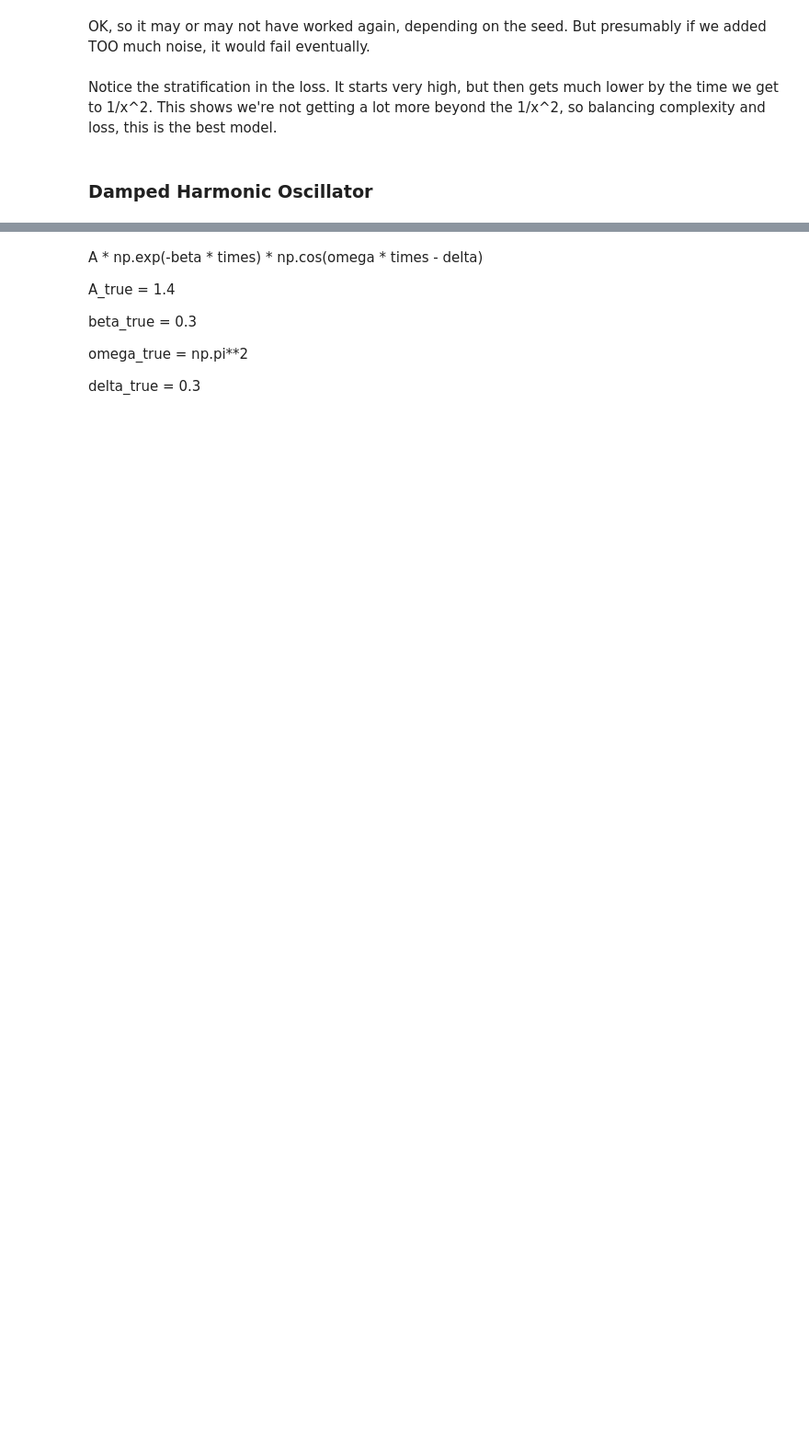
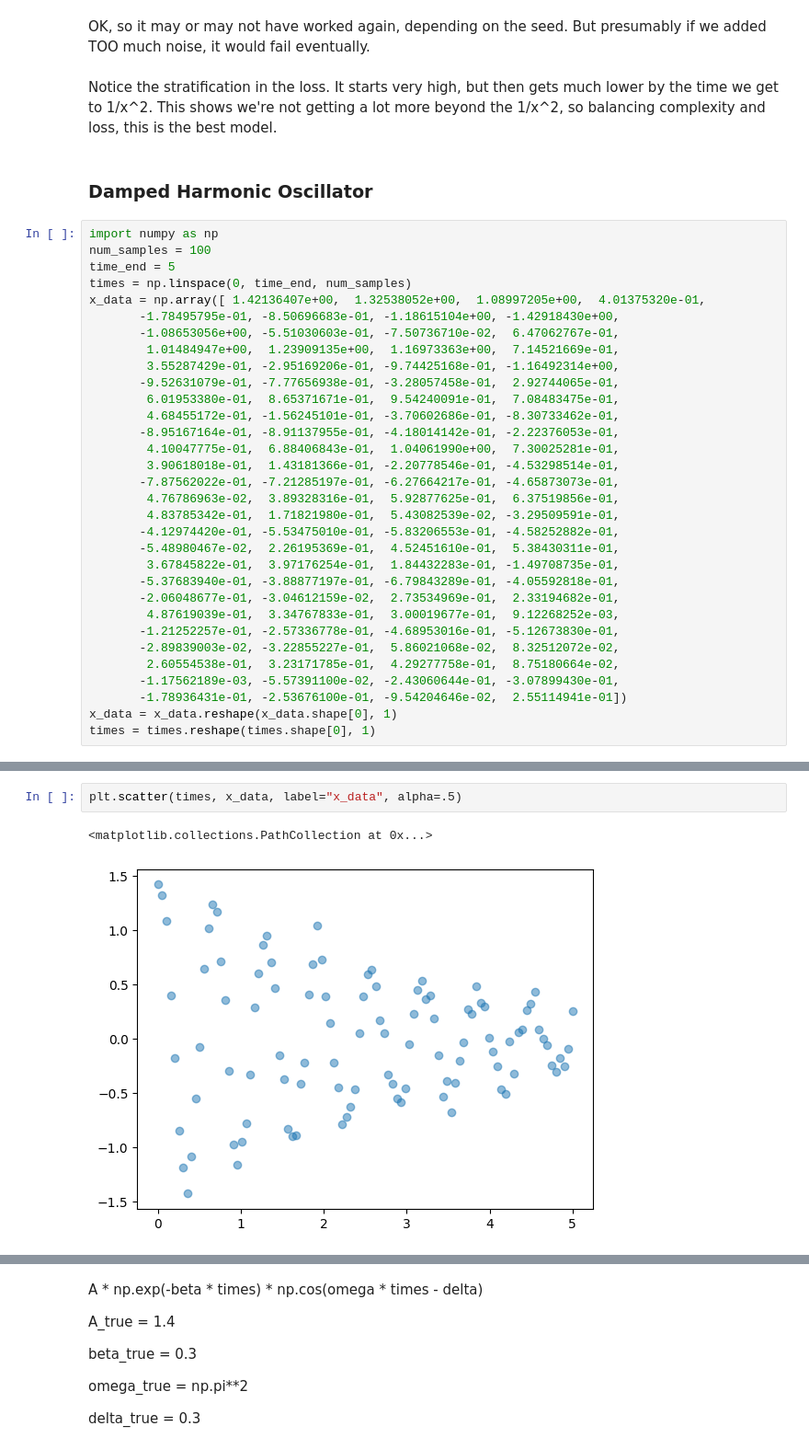
Before and after one commit to jimhalverson/COMP2023, a Jupyter notebook: notebooks/Physics and Machine Learning/7_Lecture_SR TDA PCA.ipynb, the cells around one changed output, grey strips where cells are left out. Shown at 92% size. Saved outputs shown, nothing was run; the diff lists cells and outputs as text; blank space fills up the shorter version.

```diff
--- a/notebooks/Physics and Machine Learning/7_Lecture_SR TDA PCA.ipynb
+++ b/notebooks/Physics and Machine Learning/7_Lecture_SR TDA PCA.ipynb
@@ -60,3 +138,35 @@ OK, so it may or may not have worked again, depending on the seed. But presumabl
 Notice the stratification in the loss. It starts very high, but then gets much lower by the time we get to 1/x^2. This shows we're not getting a lot more beyond the 1/x^2, so balancing complexity and loss, this is the best model.
 # %% [markdown]
 ### Damped Harmonic Oscillator
+# %%
+import numpy as np
+num_samples = 100
+time_end = 5
+times = np.linspace(0, time_end, num_samples)
+x_data = np.array([ 1.42136407e+00,  1.32538052e+00,  1.08997205e+00,  4.01375320e-01,
+       -1.78495795e-01, -8.50696683e-01, -1.18615104e+00, -1.42918430e+00,
+       -1.08653056e+00, -5.51030603e-01, -7.50736710e-02,  6.47062767e-01,
+        1.01484947e+00,  1.23909135e+00,  1.16973363e+00,  7.14521669e-01,
+        3.55287429e-01, -2.95169206e-01, -9.74425168e-01, -1.16492314e+00,
+       -9.52631079e-01, -7.77656938e-01, -3.28057458e-01,  2.92744065e-01,
+        6.01953380e-01,  8.65371671e-01,  9.54240091e-01,  7.08483475e-01,
+        4.68455172e-01, -1.56245101e-01, -3.70602686e-01, -8.30733462e-01,
+       -8.95167164e-01, -8.91137955e-01, -4.18014142e-01, -2.22376053e-01,
+        4.10047775e-01,  6.88406843e-01,  1.04061990e+00,  7.30025281e-01,
+        3.90618018e-01,  1.43181366e-01, -2.20778546e-01, -4.53298514e-01,
+       -7.87562022e-01, -7.21285197e-01, -6.27664217e-01, -4.65873073e-01,
+        4.76786963e-02,  3.89328316e-01,  5.92877625e-01,  6.37519856e-01,
+        4.83785342e-01,  1.71821980e-01,  5.43082539e-02, -3.29509591e-01,
+       -4.12974420e-01, -5.53475010e-01, -5.83206553e-01, -4.58252882e-01,
+       -5.48980467e-02,  2.26195369e-01,  4.52451610e-01,  5.38430311e-01,
+        3.67845822e-01,  3.97176254e-01,  1.84432283e-01, -1.49708735e-01,
+       -5.37683940e-01, -3.88877197e-01, -6.79843289e-01, -4.05592818e-01,
+       -2.06048677e-01, -3.04612159e-02,  2.73534969e-01,  2.33194682e-01,
+        4.87619039e-01,  3.34767833e-01,  3.00019677e-01,  9.12268252e-03,
+       -1.21252257e-01, -2.57336778e-01, -4.68953016e-01, -5.12673830e-01,
+       -2.89839003e-02, -3.22855227e-01,  5.86021068e-02,  8.32512072e-02,
+        2.60554538e-01,  3.23171785e-01,  4.29277758e-01,  8.75180664e-02,
+       -1.17562189e-03, -5.57391100e-02, -2.43060644e-01, -3.07899430e-01,
+       -1.78936431e-01, -2.53676100e-01, -9.54204646e-02,  2.55114941e-01])
+x_data = x_data.reshape(x_data.shape[0], 1)
+times = times.reshape(times.shape[0], 1)
@@ -62,0 +190,5 @@ Notice the stratification in the loss. It starts very high, but then gets much l
+# %%
+plt.scatter(times, x_data, label="x_data", alpha=.5)
+# %% [output]
+<matplotlib.collections.PathCollection at 0x...>
+[figure, added]
```
Also changed, not shown: parts of 24 cells of this notebook.
